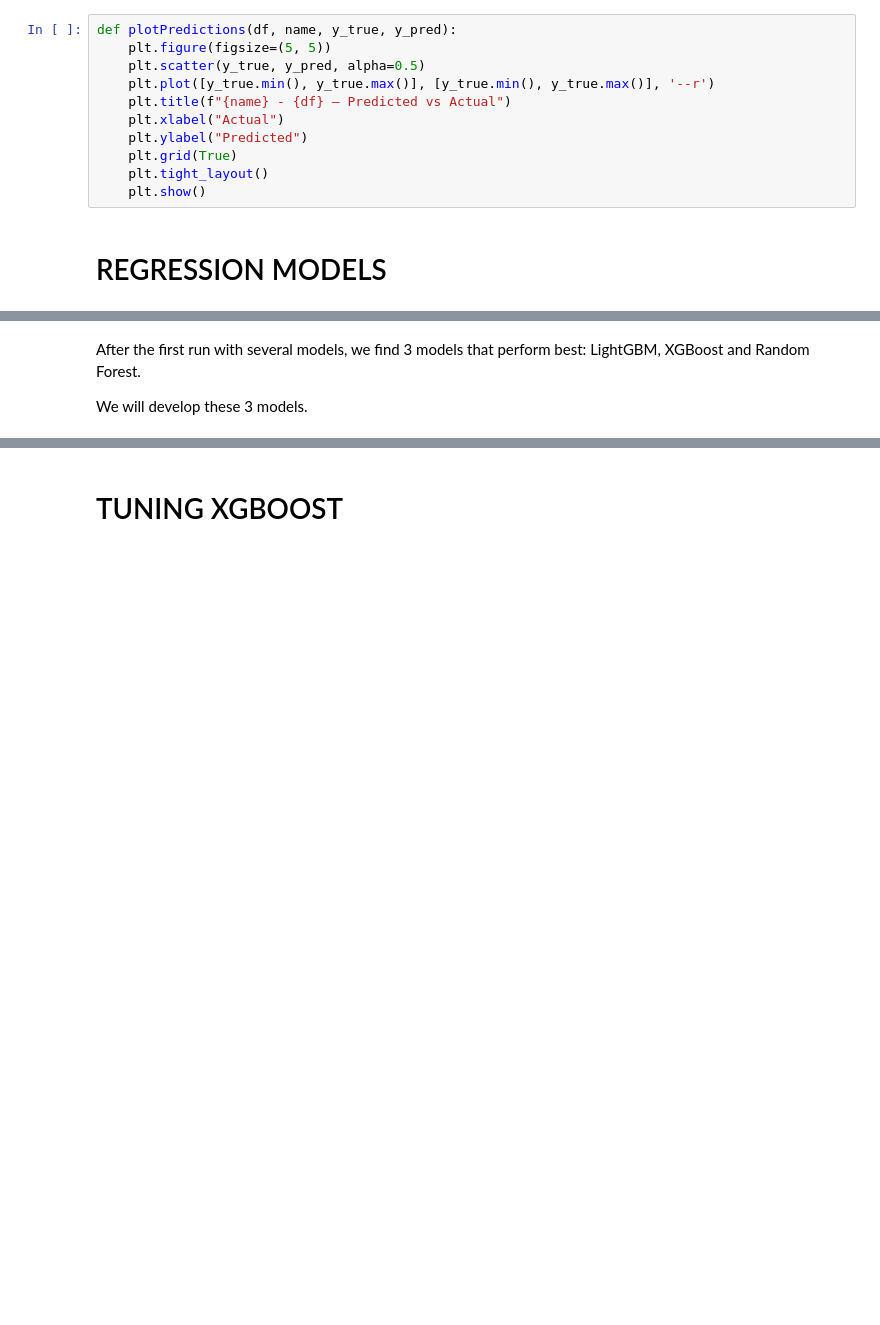
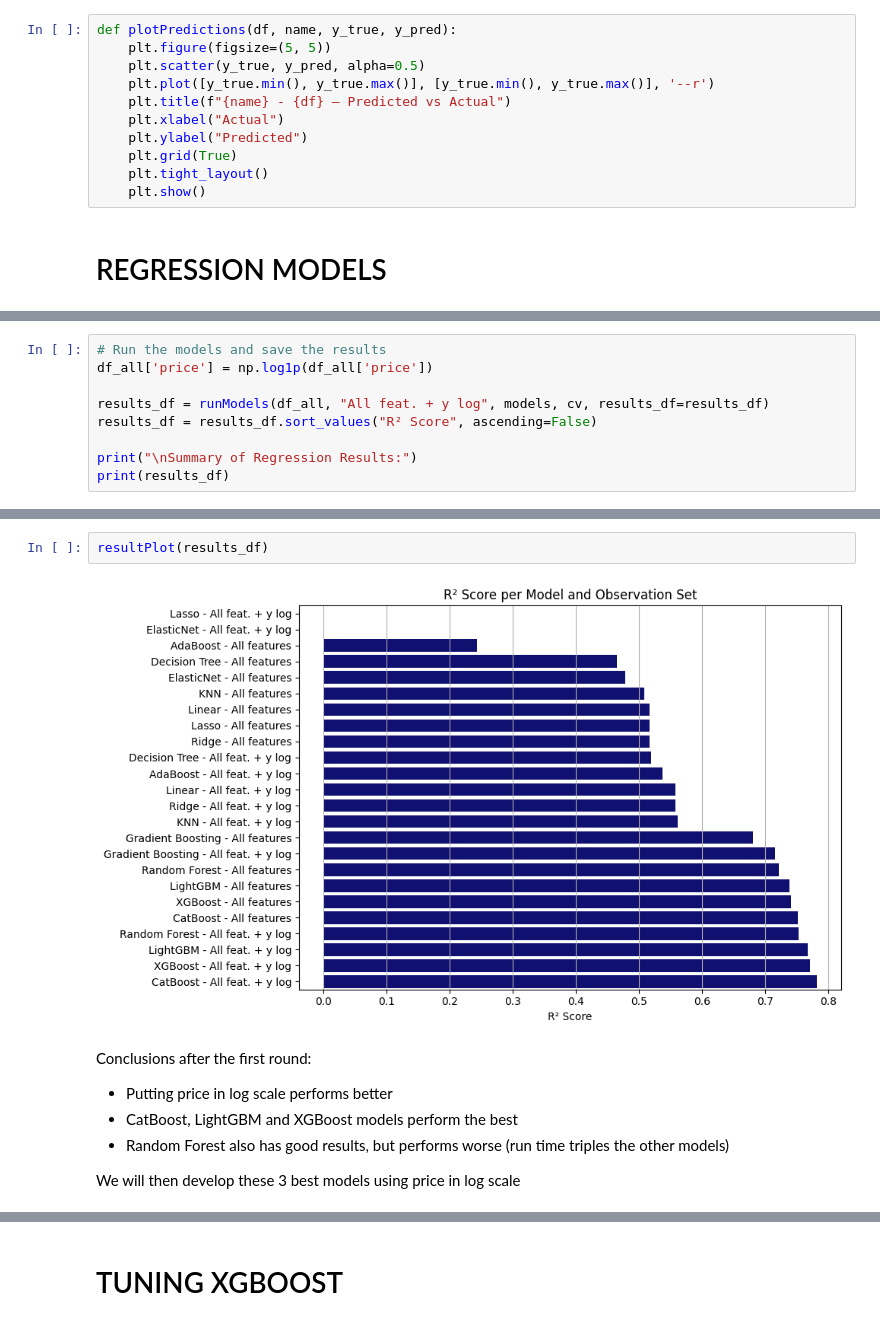
Before and after one commit to Manu1175/challenge-regression, a Jupyter notebook: ML_Jordi_Kfold v3.ipynb, the cells around one changed output, grey strips where cells are left out. Drawn from its saved outputs; the diff is of its cells as text; blank space fills up the shorter version.

```diff
--- a/ML_Jordi_Kfold v3.ipynb
+++ b/ML_Jordi_Kfold v3.ipynb
@@ -200,0 +294,9 @@ plt.show();
+# %%
+# Run the models and save the results
+df_all['price'] = np.log1p(df_all['price'])
+
+results_df = runModels(df_all, "All feat. + y log", models, cv, results_df=results_df)
+results_df = results_df.sort_values("R² Score", ascending=False)
+
+print("\nSummary of Regression Results:")
+print(results_df)
@@ -201,5 +321,12 @@ plt.show();
+# %%
+resultPlot(results_df)
+# %% [output]
+[figure, added]
 # %% [markdown]
-After the first run with several models, we find 3 models that perform best:
-LightGBM, XGBoost and Random Forest.
+Conclusions after the first round:
 
-We will develop these 3 models.
+- Putting price in log scale performs better
+- CatBoost, LightGBM and XGBoost models perform the best
+- Random Forest also has good results, but performs worse (run time triples the other models)
+
+We will then develop these 3 best models using price in log scale
```
Also changed, not shown: parts of 21 cells of this notebook, 5 other files.
